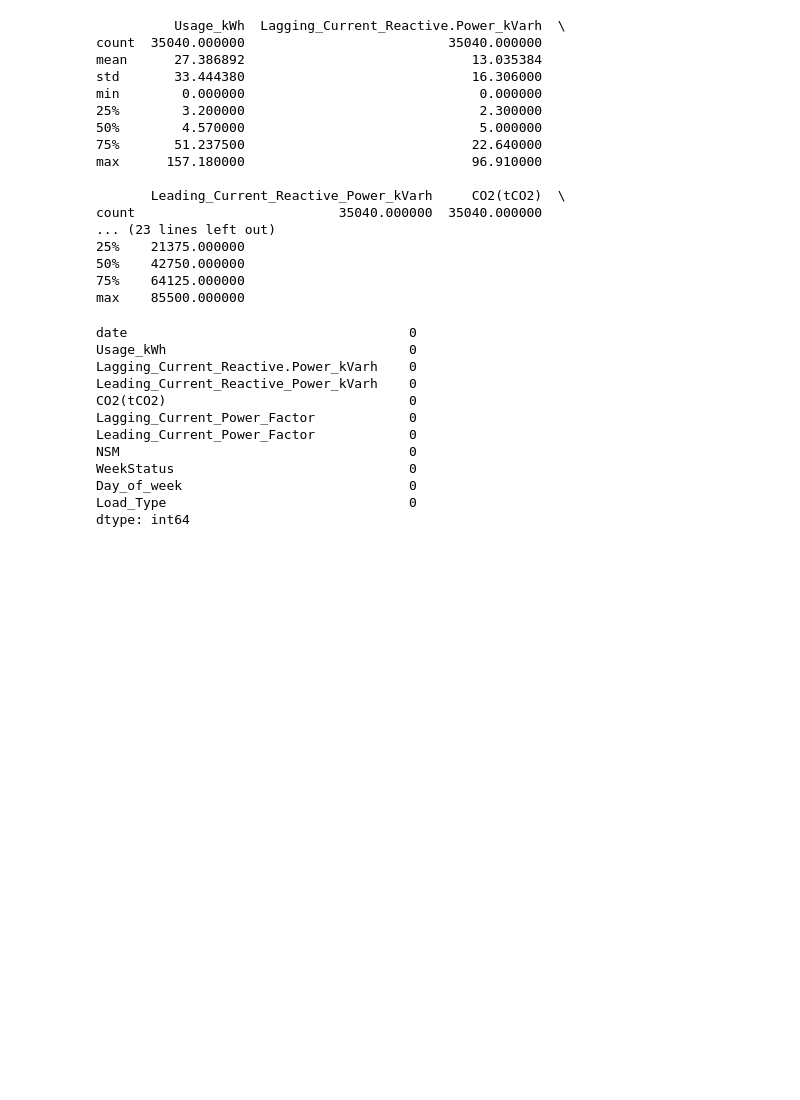
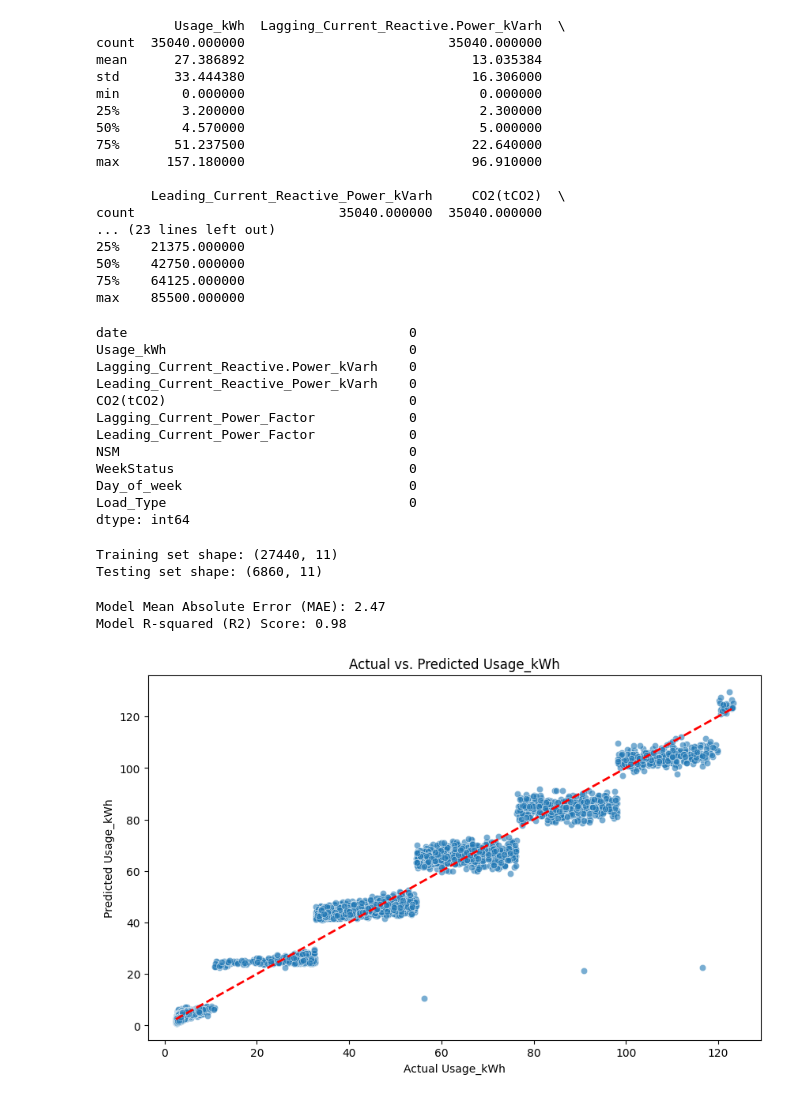
Before and after one commit to vishnundev/industrial-energy-consumption-forecasting, a Jupyter notebook: notebooks/Industrial_Energy_Consumption_Prediction.ipynb, the cells around one changed output. Drawn from its saved outputs; the diff is of its cells as text; code cells hidden in the pictures; blank space fills up the shorter version.

```diff
--- a/notebooks/Industrial_Energy_Consumption_Prediction.ipynb
+++ b/notebooks/Industrial_Energy_Consumption_Prediction.ipynb
@@ -100,3 +100,41 @@ df = df[~((df['Usage_kWh'] < (Q1 - 1.5 * IQR)) | (df['Usage_kWh'] > (Q3 + 1.5 *
 df = df.drop_duplicates()
 # %%
 df.to_csv("cleaned_steel_data.csv", index=False)
+# %%
+# Define features (X) and target (y)
+# Target variable is 'Usage_kWh'
+y = df['Usage_kWh']
+X = df.drop('Usage_kWh', axis=1)
+# %%
+X_train, X_test, y_train, y_test = train_test_split(X, y, test_size=0.2, random_state=42)
+
+print(f"Training set shape: {X_train.shape}")
+print(f"Testing set shape: {X_test.shape}")
+# %% [output]
+Training set shape: (27440, 11)
+Testing set shape: (6860, 11)
+# %%
+model = LinearRegression()
+model.fit(X_train, y_train)
+
+# Make predictions on the test set
+y_pred = model.predict(X_test)
+# %%
+mae = mean_absolute_error(y_test, y_pred)
+r2 = r2_score(y_test, y_pred)
+
+print(f"Model Mean Absolute Error (MAE): {mae:.2f}")
+print(f"Model R-squared (R2) Score: {r2:.2f}")
+# %% [output]
+Model Mean Absolute Error (MAE): 2.47
+Model R-squared (R2) Score: 0.98
+# %%
+plt.figure(figsize=(10, 6))
+sns.scatterplot(x=y_test, y=y_pred, alpha=0.6)
+plt.plot([y_test.min(), y_test.max()], [y_test.min(), y_test.max()], '--', color='red', linewidth=2)
+plt.title('Actual vs. Predicted Usage_kWh')
+plt.xlabel('Actual Usage_kWh')
+plt.ylabel('Predicted Usage_kWh')
+plt.show()
+# %% [output]
+[figure, added]
```
Also changed, not shown: 1 other file.
